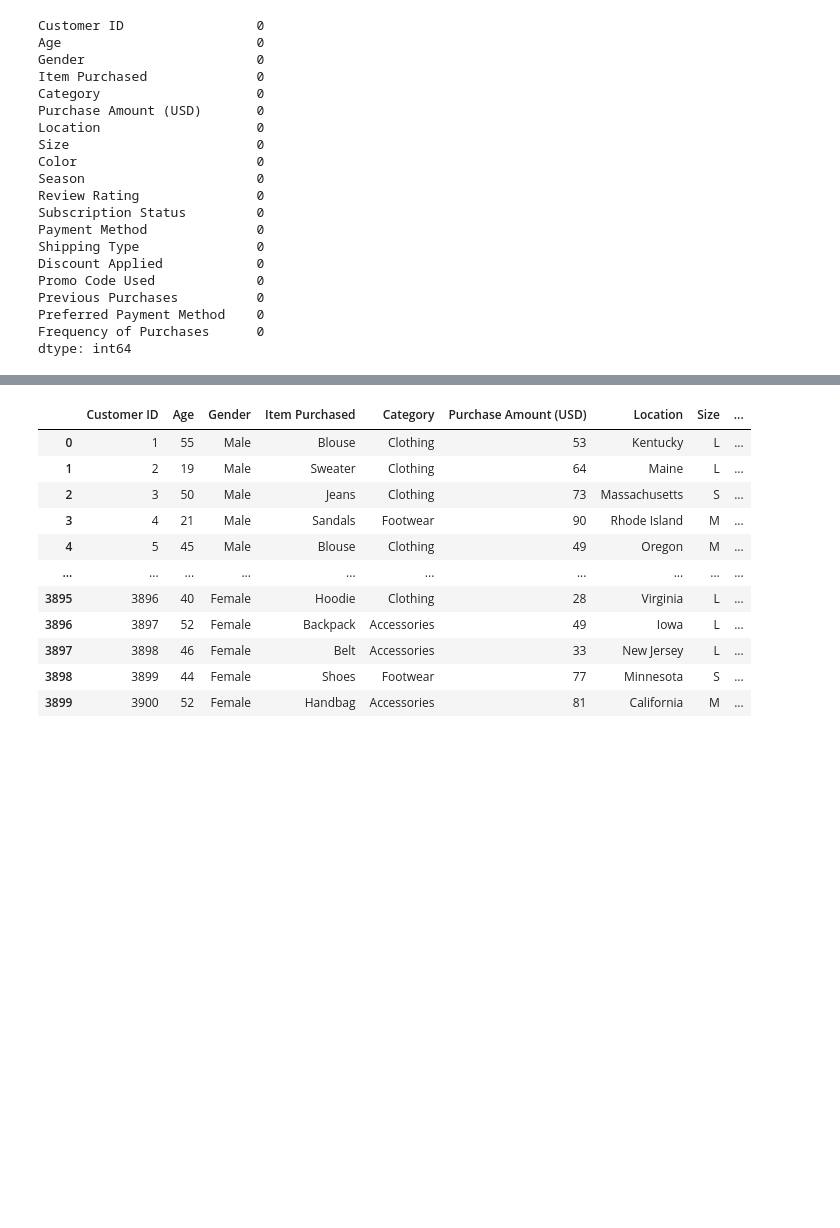
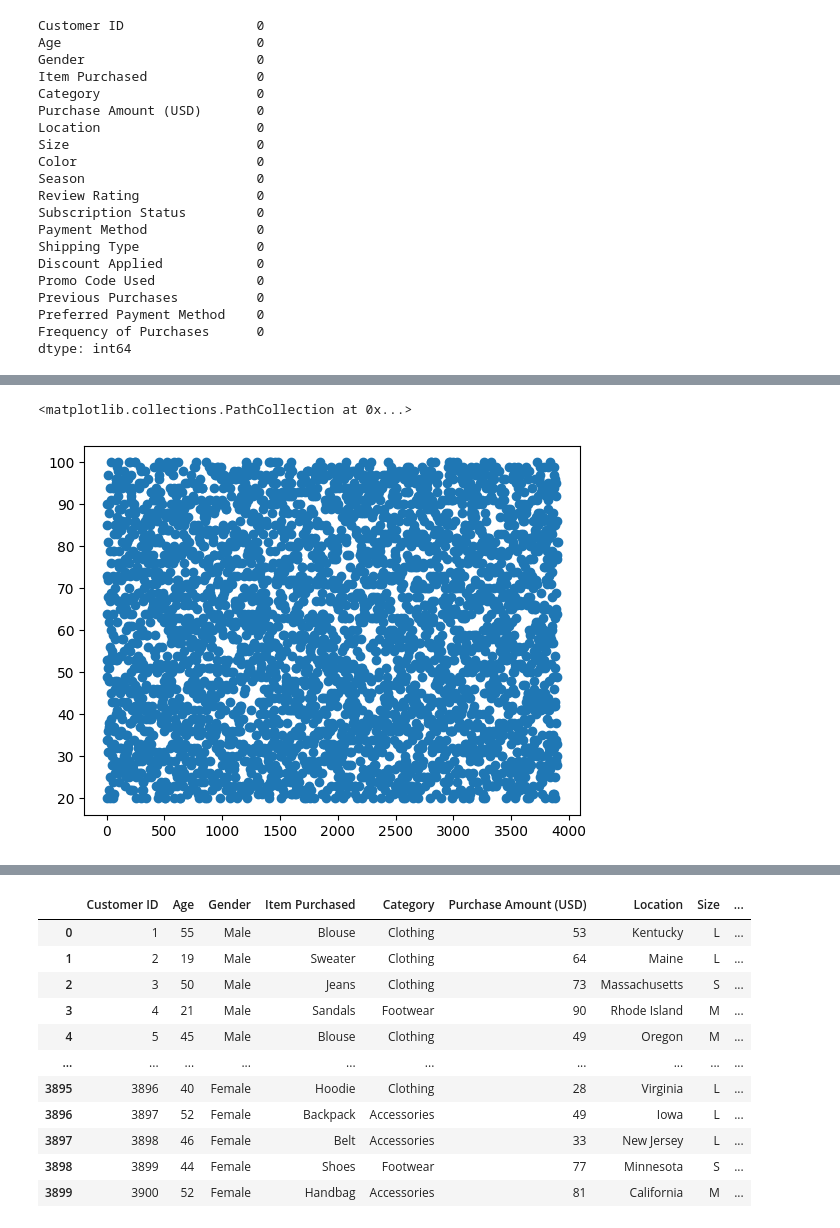
Before and after one commit to Samarth-Pawan/Data-Mining_Customer-Shopping-Trends, a Jupyter notebook: Data_Mining/data_preproc.ipynb, the cells around one changed output, grey strips where cells are left out. Cells and saved outputs as stored; diff of their text form; code cells hidden in the pictures; blank space fills up the shorter version.

```diff
--- a/Data_Mining/data_preproc.ipynb
+++ b/Data_Mining/data_preproc.ipynb
@@ -43,0 +132,5 @@ print(unique_value_counts)
+# %%
+plt.scatter(clean_data['Customer ID'],clean_data['Purchase Amount (USD)'])
+# %% [output]
+<matplotlib.collections.PathCollection at 0x...>
+[figure, added]
```
Also changed, not shown: parts of 20 cells of this notebook, 1 other file.
